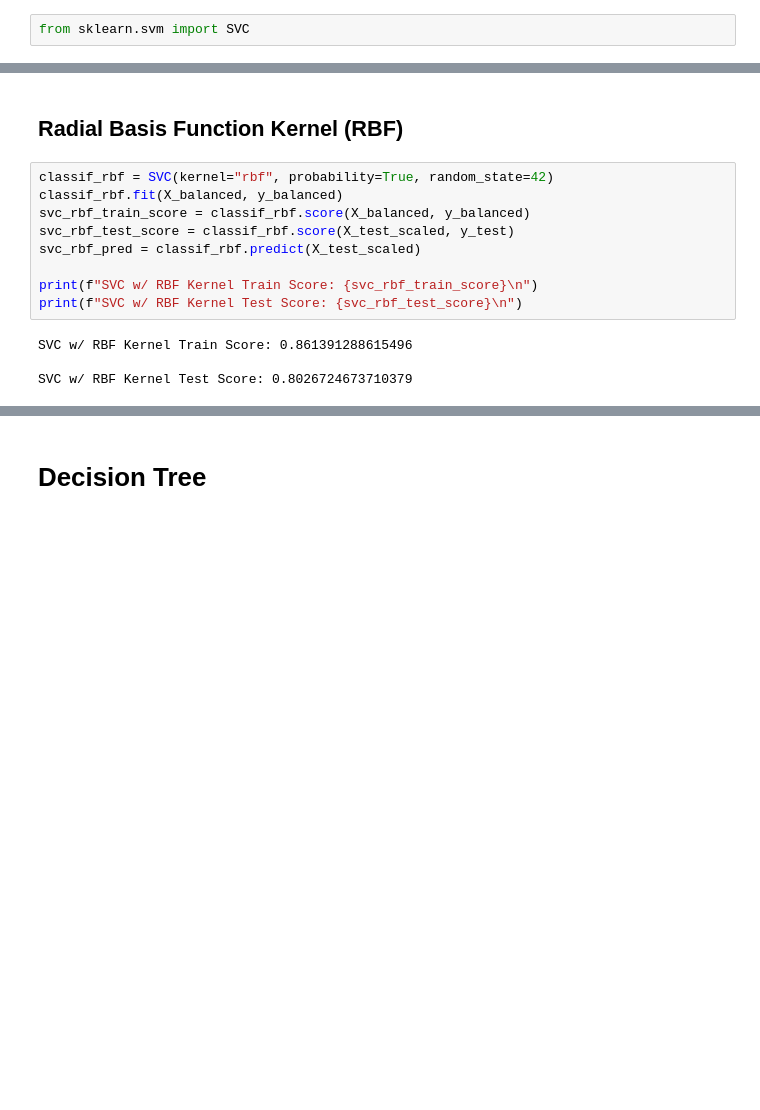
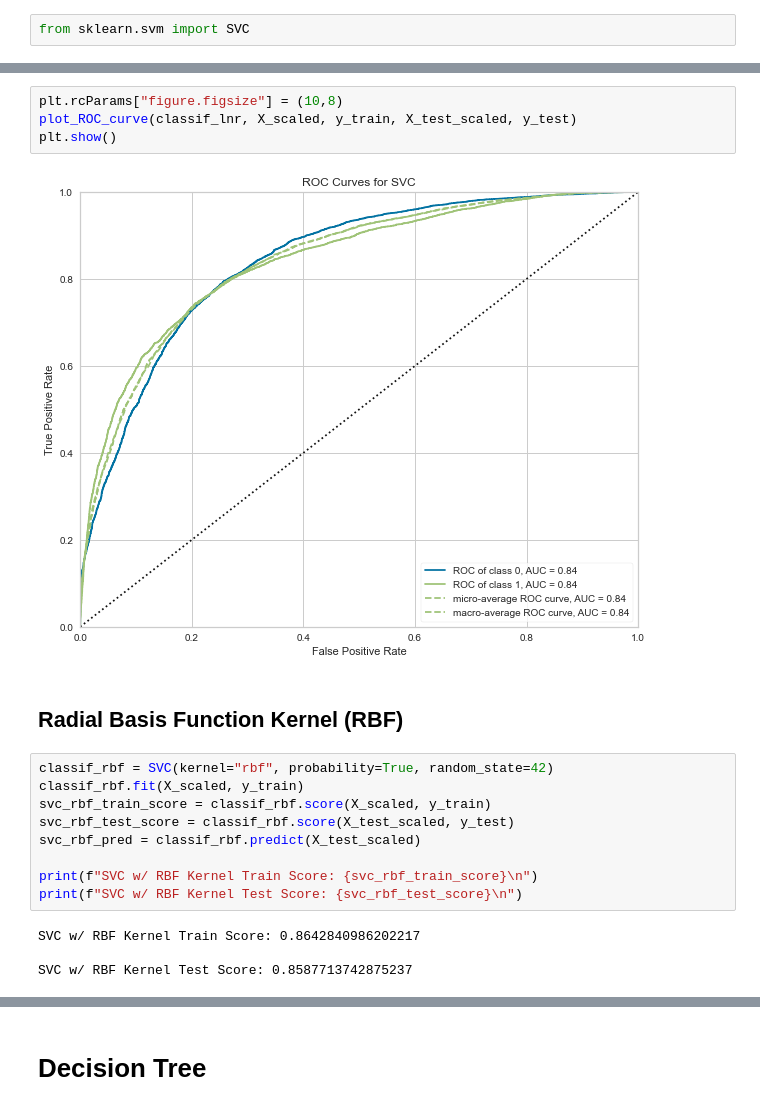
Before and after one commit to dvh549/Financial_Analytics, a Jupyter notebook: Main_Notebook.ipynb, the cells around one changed output, grey strips where cells are left out. Cells and saved outputs as stored; diff of their text form; blank space fills up the shorter version.

```diff
--- a/Main_Notebook.ipynb
+++ b/Main_Notebook.ipynb
@@ -933,17 +960,23 @@ weighted avg       0.97      0.61      0.74      9654
+# %%
+plt.rcParams["figure.figsize"] = (10,8)
+plot_ROC_curve(classif_lnr, X_scaled, y_train, X_test_scaled, y_test)
+plt.show()
+# %% [output]
+[figure, added]
 # %% [markdown]
 ## Radial Basis Function Kernel (RBF)
 # %%
 classif_rbf = SVC(kernel="rbf", probability=True, random_state=42)
-classif_rbf.fit(X_balanced, y_balanced)
-svc_rbf_train_score = classif_rbf.score(X_balanced, y_balanced)
+classif_rbf.fit(X_scaled, y_train)
+svc_rbf_train_score = classif_rbf.score(X_scaled, y_train)
 svc_rbf_test_score = classif_rbf.score(X_test_scaled, y_test)
 svc_rbf_pred = classif_rbf.predict(X_test_scaled)
 
 print(f"SVC w/ RBF Kernel Train Score: {svc_rbf_train_score}\n")
 print(f"SVC w/ RBF Kernel Test Score: {svc_rbf_test_score}\n")
 # %% [output]
-SVC w/ RBF Kernel Train Score: 0.861391288615496
+SVC w/ RBF Kernel Train Score: 0.8642840986202217
 
-SVC w/ RBF Kernel Test Score: 0.8026724673710379
+SVC w/ RBF Kernel Test Score: 0.8587713742875237
 # %%
 print(f'Classification Report RBF Kernel SVC: \n{classification_report(y_test, svc_rbf_pred)}')
```
Also changed, not shown: parts of 17 cells of this notebook.
